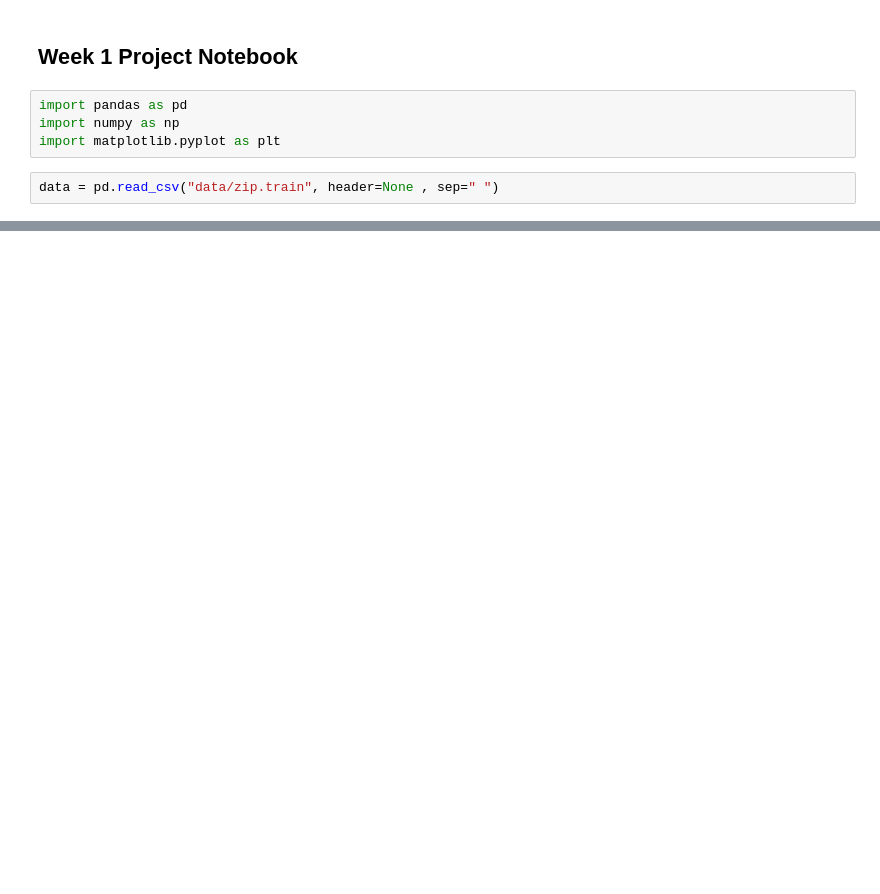
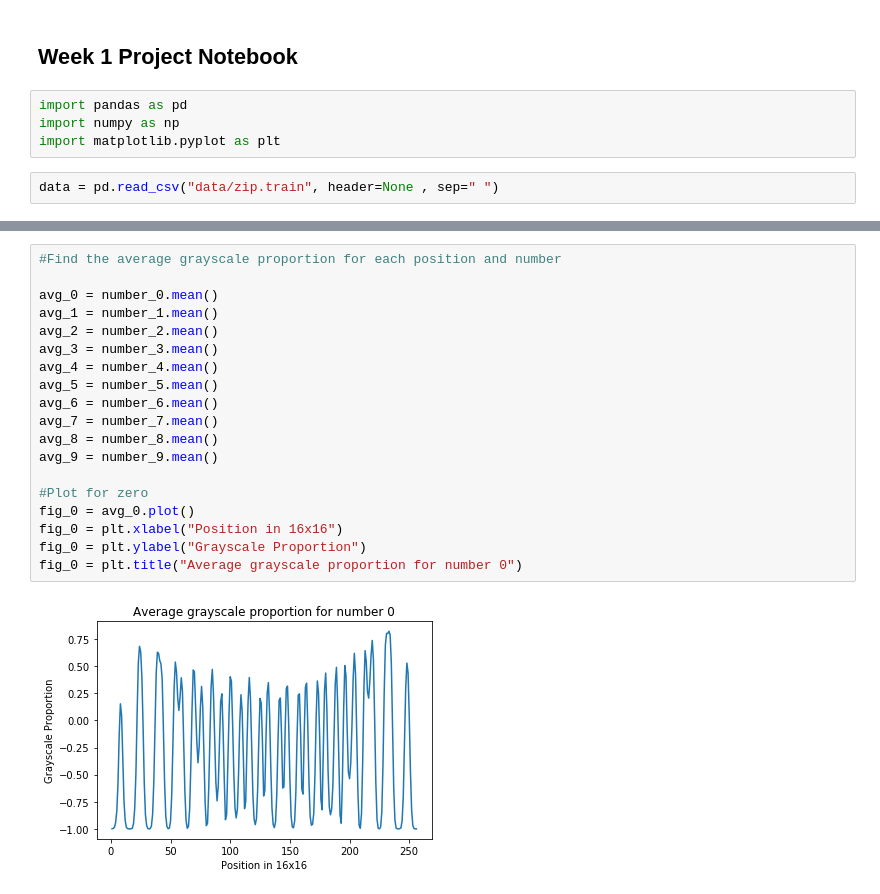
Before and after one commit to KatieBSC/descriptive_analysis, a Jupyter notebook: Week 1 Project Notebook.ipynb, the cells around one changed output, grey strips where cells are left out. Saved outputs shown, nothing was run; the diff lists cells and outputs as text; blank space fills up the shorter version.

```diff
--- a/Week 1 Project Notebook.ipynb
+++ b/Week 1 Project Notebook.ipynb
@@ -118,0 +41,21 @@ mean_0.plot()
+# %%
+#Find the average grayscale proportion for each position and number
+
+avg_0 = number_0.mean()
+avg_1 = number_1.mean()
+avg_2 = number_2.mean()
+avg_3 = number_3.mean()
+avg_4 = number_4.mean()
+avg_5 = number_5.mean()
+avg_6 = number_6.mean()
+avg_7 = number_7.mean()
+avg_8 = number_8.mean()
+avg_9 = number_9.mean()
+
+#Plot for zero
+fig_0 = avg_0.plot()
+fig_0 = plt.xlabel("Position in 16x16")
+fig_0 = plt.ylabel("Grayscale Proportion")
+fig_0 = plt.title("Average grayscale proportion for number 0")
+# %% [output]
+[figure, added]
```
Also changed, not shown: parts of 26 cells of this notebook.
